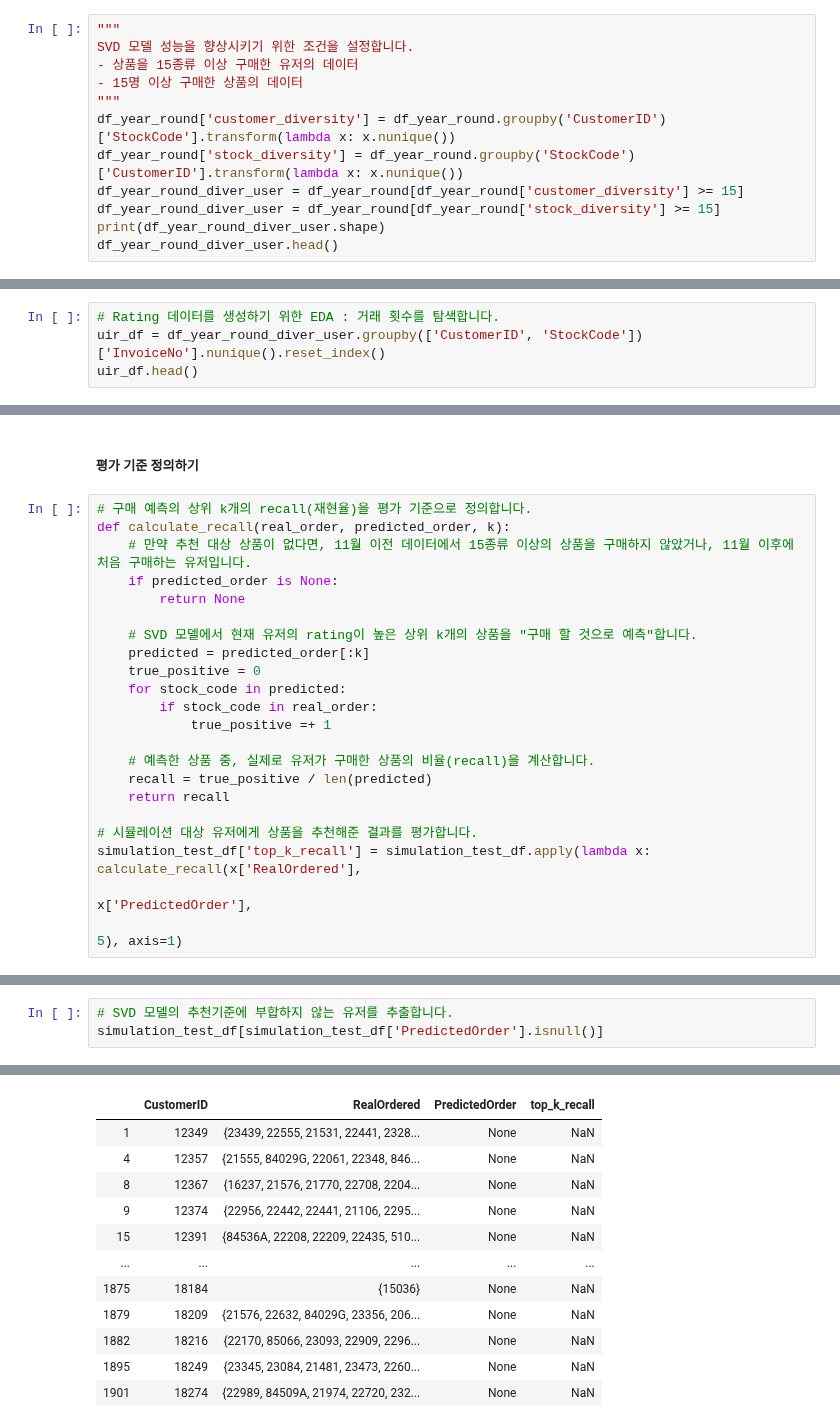
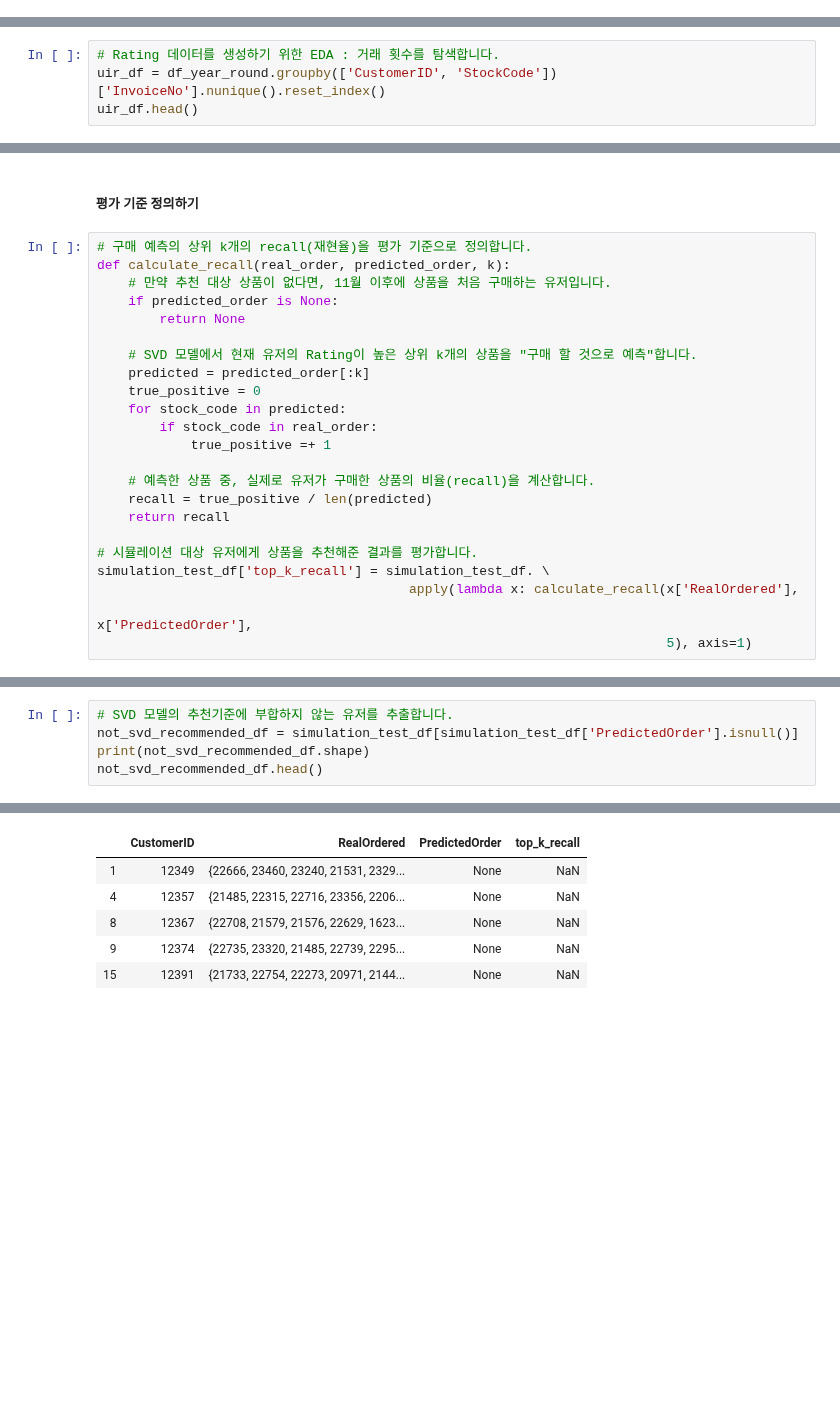
Before and after one commit to yoonkt200/python-data-analysis, a Jupyter notebook: chapter5/02-recommendation-for-retailer.ipynb, the cells around one changed output, grey strips where cells are left out. Drawn from its saved outputs; the diff is of its cells as text; blank space fills up the shorter version.

```diff
--- a/chapter5/02-recommendation-for-retailer.ipynb
+++ b/chapter5/02-recommendation-for-retailer.ipynb
@@ -523,12 +479,0 @@ plt.show()
-# %%
-"""
-SVD 모델 성능을 향상시키기 위한 조건을 설정합니다.
-- 상품을 15종류 이상 구매한 유저의 데이터
-- 15명 이상 구매한 상품의 데이터
-"""
-df_year_round['customer_diversity'] = df_year_round.groupby('CustomerID')['StockCode'].transform(lambda x: x.nunique())
-df_year_round['stock_diversity'] = df_year_round.groupby('StockCode')['CustomerID'].transform(lambda x: x.nunique())
-df_year_round_diver_user = df_year_round[df_year_round['customer_diversity'] >= 15]
-df_year_round_diver_user = df_year_round[df_year_round['stock_diversity'] >= 15]
-print(df_year_round_diver_user.shape)
-df_year_round_diver_user.head()
@@ -547,6 +491,6 @@ df_year_round_diver_user.head()
 # %%
 # Rating 데이터를 생성하기 위한 EDA : 거래 횟수를 탐색합니다.
-uir_df = df_year_round_diver_user.groupby(['CustomerID', 'StockCode'])['InvoiceNo'].nunique().reset_index()
+uir_df = df_year_round.groupby(['CustomerID', 'StockCode'])['InvoiceNo'].nunique().reset_index()
 uir_df.head()
 # %% [output]
 |  | CustomerID | StockCode | InvoiceNo |
@@ -696,11 +643,11 @@ simulation_test_df.head()
 # %%
 # 구매 예측의 상위 k개의 recall(재현율)을 평가 기준으로 정의합니다.
 def calculate_recall(real_order, predicted_order, k):
-    # 만약 추천 대상 상품이 없다면, 11월 이전 데이터에서 15종류 이상의 상품을 구매하지 않았거나, 11월 이후에 처음 구매하는 유저입니다.
+    # 만약 추천 대상 상품이 없다면, 11월 이후에 상품을 처음 구매하는 유저입니다.
     if predicted_order is None:
         return None
 
-    # SVD 모델에서 현재 유저의 rating이 높은 상위 k개의 상품을 "구매 할 것으로 예측"합니다.
+    # SVD 모델에서 현재 유저의 Rating이 높은 상위 k개의 상품을 "구매 할 것으로 예측"합니다.
     predicted = predicted_order[:k]
     true_positive = 0
     for stock_code in predicted:
@@ -712,9 +659,10 @@ def calculate_recall(real_order, predicted_order, k):
     return recall
 
 # 시뮬레이션 대상 유저에게 상품을 추천해준 결과를 평가합니다.
-simulation_test_df['top_k_recall'] = simulation_test_df.apply(lambda x: calculate_recall(x['RealOrdered'],
-                                                                                         x['PredictedOrder'],
-                                                                                         5), axis=1)
+simulation_test_df['top_k_recall'] = simulation_test_df. \
+                                        apply(lambda x: calculate_recall(x['RealOrdered'],
+                                                                         x['PredictedOrder'],
+                                                                         5), axis=1)
 # %%
 # 평가 결과를 유저 평균으로 살펴봅니다.
 simulation_test_df['top_k_recall'].mean()
@@ -733,5 +681,7 @@ simulation_test_df['top_k_recall'].value_counts()
 Name: top_k_recall, dtype: int64
 # %%
 # SVD 모델의 추천기준에 부합하지 않는 유저를 추출합니다.
-simulation_test_df[simulation_test_df['PredictedOrder'].isnull()]
+not_svd_recommended_df = simulation_test_df[simulation_test_df['PredictedOrder'].isnull()]
+print(not_svd_recommended_df.shape)
+not_svd_recommended_df.head()
 # %% [output]
@@ -738,12 +689,6 @@ simulation_test_df[simulation_test_df['PredictedOrder'].isnull()]
 |  | CustomerID | RealOrdered | PredictedOrder | top_k_recall |
-| 1 | 12349 | {23439, 22555, 21531, 22441, 2328... | None | NaN |
-| 4 | 12357 | {21555, 84029G, 22061, 22348, 846... | None | NaN |
-| 8 | 12367 | {16237, 21576, 21770, 22708, 2204... | None | NaN |
-| 9 | 12374 | {22956, 22442, 22441, 21106, 2295... | None | NaN |
-| 15 | 12391 | {84536A, 22208, 22209, 22435, 510... | None | NaN |
-| ... | ... | ... | ... | ... |
-| 1875 | 18184 | {15036} | None | NaN |
-| 1879 | 18209 | {21576, 22632, 84029G, 23356, 206... | None | NaN |
-| 1882 | 18216 | {22170, 85066, 23093, 22909, 2296... | None | NaN |
-| 1895 | 18249 | {23345, 23084, 21481, 23473, 2260... | None | NaN |
-| 1901 | 18274 | {22989, 84509A, 21974, 22720, 232... | None | NaN |
+| 1 | 12349 | {22666, 23460, 23240, 21531, 2329... | None | NaN |
+| 4 | 12357 | {21485, 22315, 22716, 23356, 2206... | None | NaN |
+| 8 | 12367 | {22708, 21579, 21576, 22629, 1623... | None | NaN |
+| 9 | 12374 | {22735, 23320, 21485, 22739, 2295... | None | NaN |
+| 15 | 12391 | {21733, 22754, 22273, 20971, 2144... | None | NaN |
```
Also changed, not shown: parts of 32 cells of this notebook, 1 other file.
